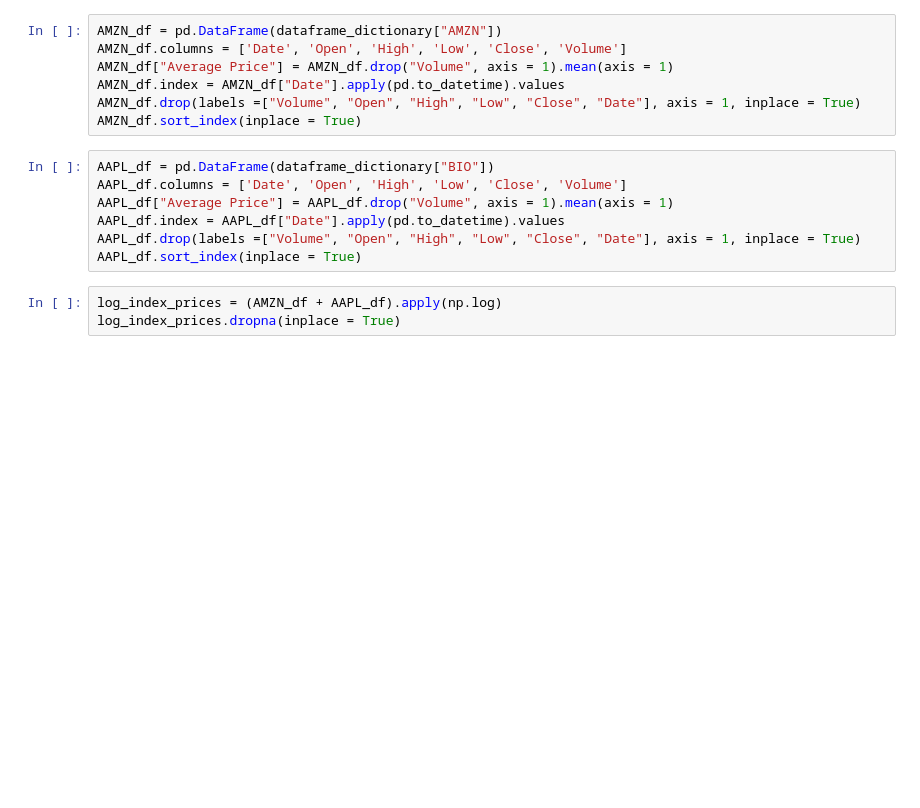
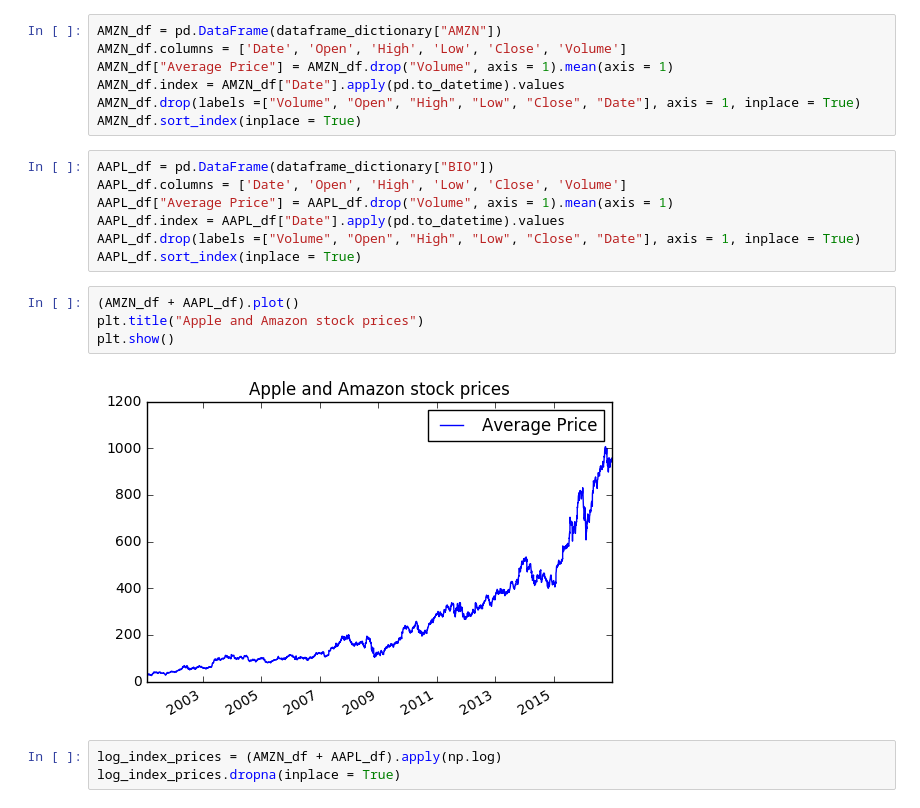
Before and after one commit to mohsseha/DSI-BOS-students, a Jupyter notebook: ntmitchell/week_9/collaboration -- stock predictor .ipynb, the cells around one changed output. Saved outputs shown, nothing was run; the diff lists cells and outputs as text; blank space fills up the shorter version.

```diff
--- a/ntmitchell/week_9/collaboration -- stock predictor .ipynb
+++ b/ntmitchell/week_9/collaboration -- stock predictor .ipynb
@@ -37,6 +37,12 @@ AAPL_df["Average Price"] = AAPL_df.drop("Volume", axis = 1).mean(axis = 1)
 AAPL_df.index = AAPL_df["Date"].apply(pd.to_datetime).values
 AAPL_df.drop(labels =["Volume", "Open", "High", "Low", "Close", "Date"], axis = 1, inplace = True)
 AAPL_df.sort_index(inplace = True)
+# %%
+(AMZN_df + AAPL_df).plot()
+plt.title("Apple and Amazon stock prices")
+plt.show()
+# %% [output]
+[figure, added]
 # %%
 log_index_prices = (AMZN_df + AAPL_df).apply(np.log)
 log_index_prices.dropna(inplace = True)
```
